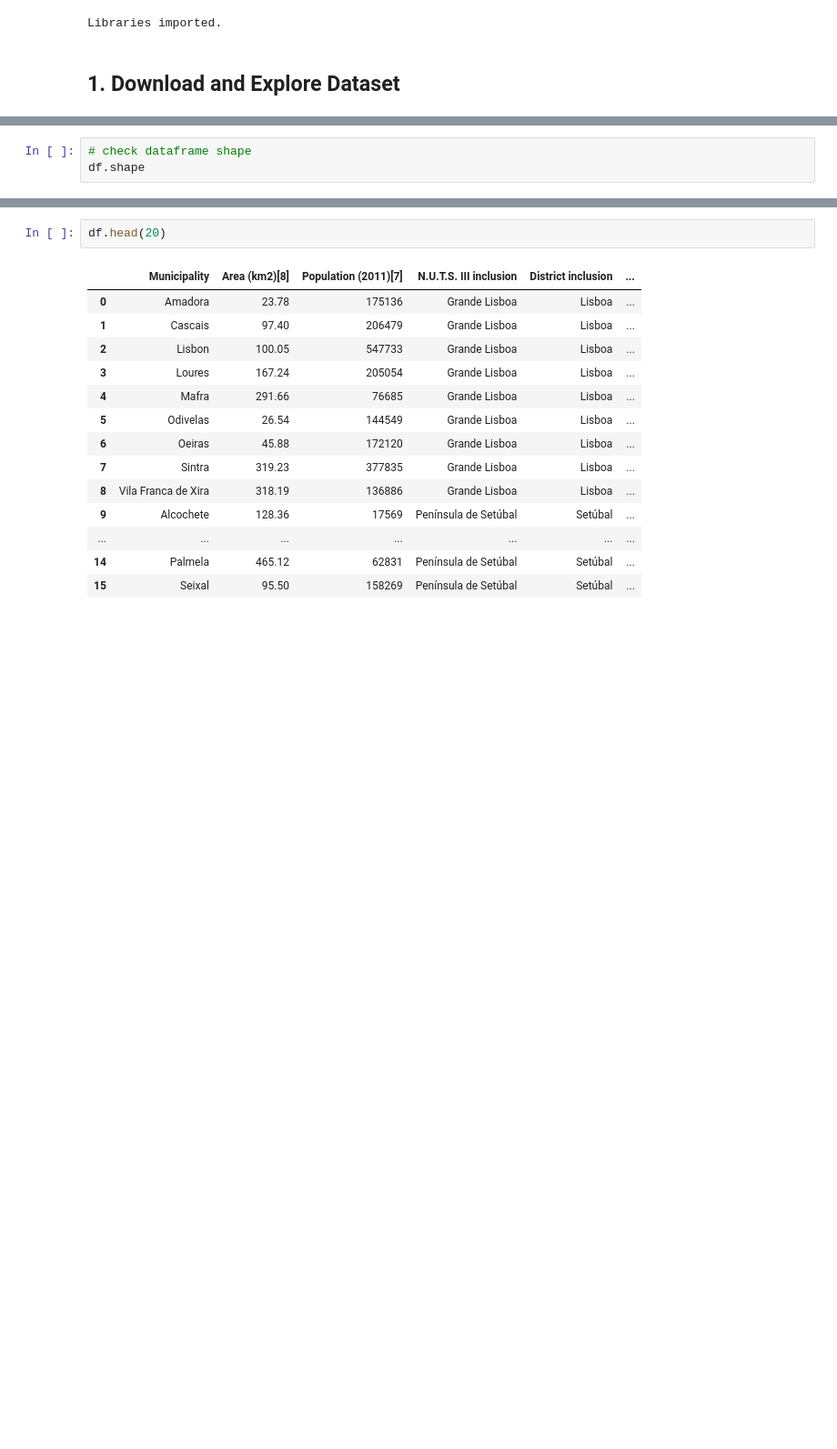
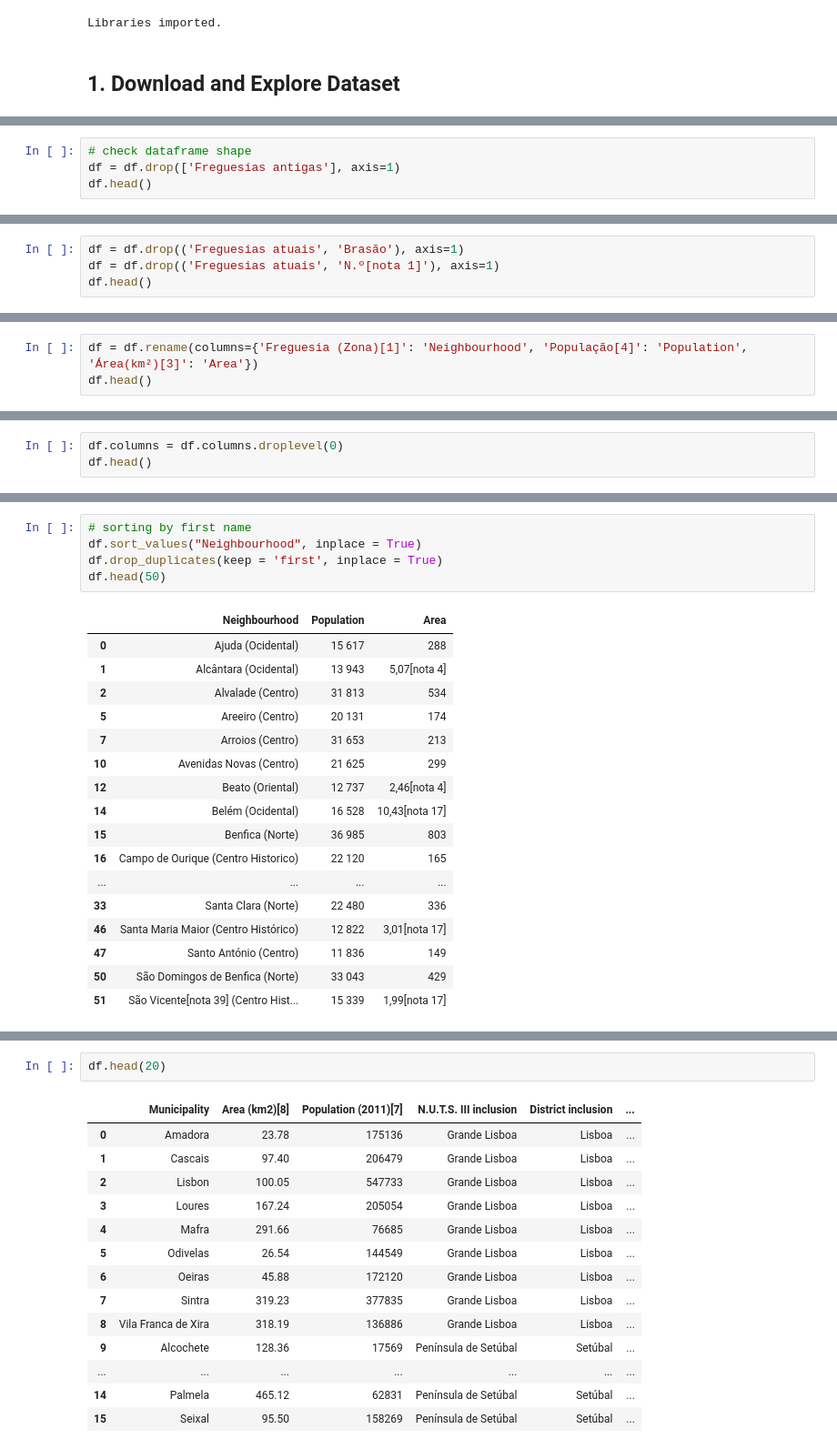
Before and after one commit to daniienogueira1/coursera_capstone, a Jupyter notebook: Final project/Exploring Restaurants in Lisbon.ipynb, the cells around one changed output, grey strips where cells are left out. Shown at 91% size. Saved outputs shown, nothing was run; the diff lists cells and outputs as text; blank space fills up the shorter version.

```diff
--- a/Final project/Exploring Venues in Lisbon Metropolitan Area.ipynb
+++ b/Final project/Exploring Restaurants in Lisbon.ipynb
@@ -53,4 +47,5 @@ df.head()
 # %%
 # check dataframe shape
-df.shape
+df = df.drop(['Freguesias antigas'], axis=1)
+df.head()
 # %% [output]
@@ -57,0 +59,4 @@ df.shape
+# %%
+df = df.drop(('Freguesias atuais', 'Brasão'), axis=1)
+df = df.drop(('Freguesias atuais', 'N.º[nota 1]'), axis=1)
+df.head()
@@ -57,0 +71,3 @@ df.shape
+# %%
+df = df.rename(columns={'Freguesia (Zona)[1]': 'Neighbourhood', 'População[4]': 'Population', 'Área(km²)[3]': 'Area'})
+df.head()
@@ -57,0 +82,3 @@ df.shape
+# %%
+df.columns = df.columns.droplevel(0)
+df.head()
@@ -57,0 +92,23 @@ df.shape
+# %%
+# sorting by first name
+df.sort_values("Neighbourhood", inplace = True)
+df.drop_duplicates(keep = 'first', inplace = True)
+df.head(50)
+# %% [output]
+|  | Neighbourhood | Population | Area |
+| 0 | Ajuda (Ocidental) | 15 617 | 288 |
+| 1 | Alcântara (Ocidental) | 13 943 | 5,07[nota 4] |
+| 2 | Alvalade (Centro) | 31 813 | 534 |
+| 5 | Areeiro (Centro) | 20 131 | 174 |
+| 7 | Arroios (Centro) | 31 653 | 213 |
+| 10 | Avenidas Novas (Centro) | 21 625 | 299 |
+| 12 | Beato (Oriental) | 12 737 | 2,46[nota 4] |
+| 14 | Belém (Ocidental) | 16 528 | 10,43[nota 17] |
+| 15 | Benfica (Norte) | 36 985 | 803 |
+| 16 | Campo de Ourique (Centro Historico) | 22 120 | 165 |
+| ... | ... | ... | ... |
+| 33 | Santa Clara (Norte) | 22 480 | 336 |
+| 46 | Santa Maria Maior (Centro Histórico) | 12 822 | 3,01[nota 17] |
+| 47 | Santo António (Centro) | 11 836 | 149 |
+| 50 | São Domingos de Benfica (Norte) | 33 043 | 429 |
+| 51 | São Vicente[nota 39] (Centro Hist... | 15 339 | 1,99[nota 17] |
```
Also changed, not shown: parts of 10 cells of this notebook, 2 other files.
